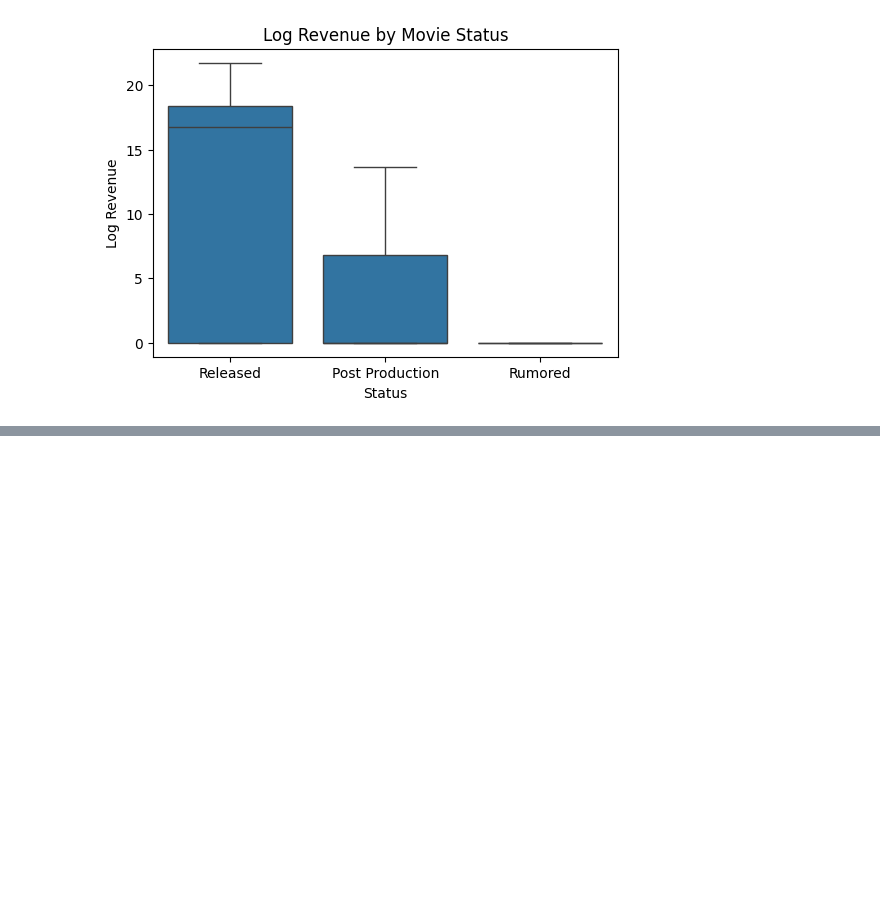
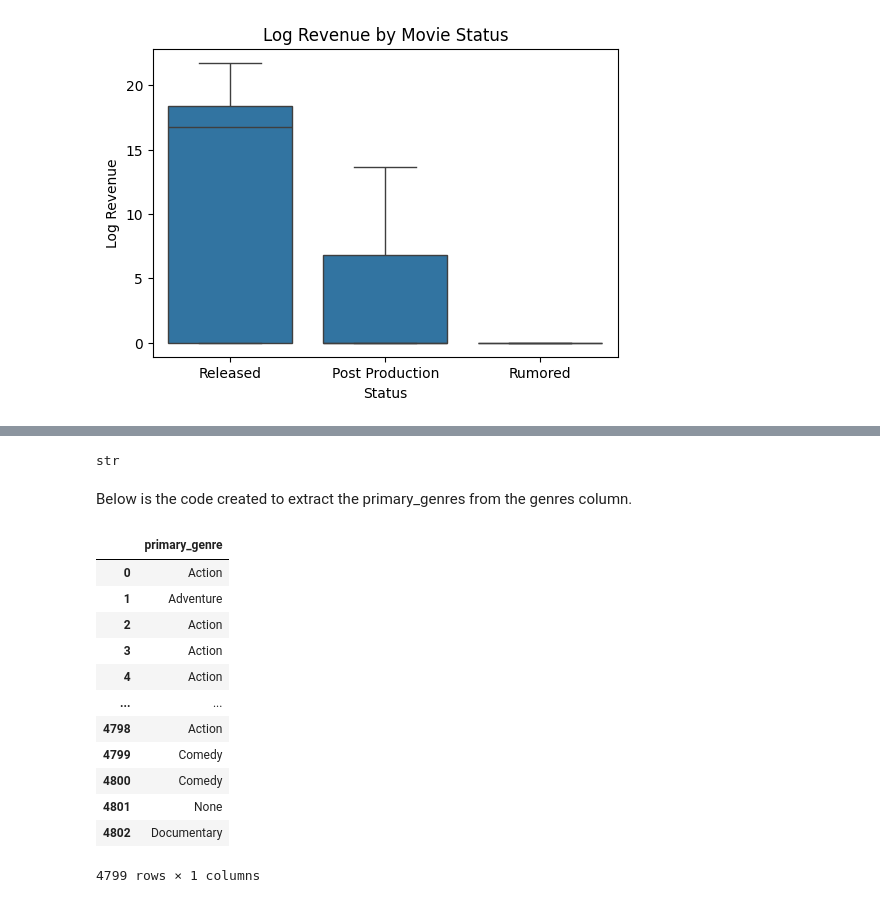
Before and after one commit to ziyadsaf/movie-success-prediction, a Jupyter notebook: movie_prediction_project.ipynb, the cells around one changed output, grey strips where cells are left out. Drawn from its saved outputs; the diff is of its cells as text; code cells hidden in the pictures; blank space fills up the shorter version.

```diff
--- a/movie_prediction_project.ipynb
+++ b/movie_prediction_project.ipynb
@@ -826,4 +731,0 @@ Read CSV files into pandas dataframe
-# %%
-path = "tmdb_movie_data/tmdb_5000_movies.csv"
-movies = pd.read_csv(path)
-movies.head()
@@ -870,2 +731,0 @@ We can see that their vote counts are all very low and they all have multiple mi
-# %%
-movies = movies.dropna(subset= 'overview', axis = 0)
@@ -880,2 +731,0 @@ It is also safe to remove this record as it no effect on the dataset due to it's
-# %%
-movies = movies.dropna(subset= 'release_date', axis = 0)
@@ -974,3 +731,0 @@ ID, original_title and overview are obsolete and are not needed for the modellin
-# %%
-movies = movies.drop(columns = ['homepage','id','original_title','overview', 'tagline'])
-movies.head(5)
@@ -991,0 +748,35 @@ We will now delve deeper into the correlations and produce models and prediction
+# %%
+#check data type of genres row
+type(movies['genres'].iloc[0])
+# %% [output]
+str
+# %% [markdown]
+Below is the code created to extract the primary_genres from the genres column.
+# %%
+primary_genres = []
+for row in movies['genres']:
+    #replace science with science fiction to counteract the two words being split
+    r = row.strip().replace("Science","Science-Fiction").split()
+    try:
+        #replace punctuation
+        primary_genre = r[3].replace('},',"").replace('"',"").replace('}]',"").strip()
+        primary_genres.append(primary_genre)
+    except IndexError:
+        primary_genres.append(None)
+
+movies['primary_genre'] = primary_genres
+movies[['primary_genre']]
+# %% [output]
+|  | primary_genre |
+| 0 | Action |
+| 1 | Adventure |
+| 2 | Action |
+| 3 | Action |
+| 4 | Action |
+| ... | ... |
+| 4798 | Action |
+| 4799 | Comedy |
+| 4800 | Comedy |
+| 4801 | None |
+| 4802 | Documentary |
+4799 rows × 1 columns
```
Also changed, not shown: parts of 127 cells of this notebook.
